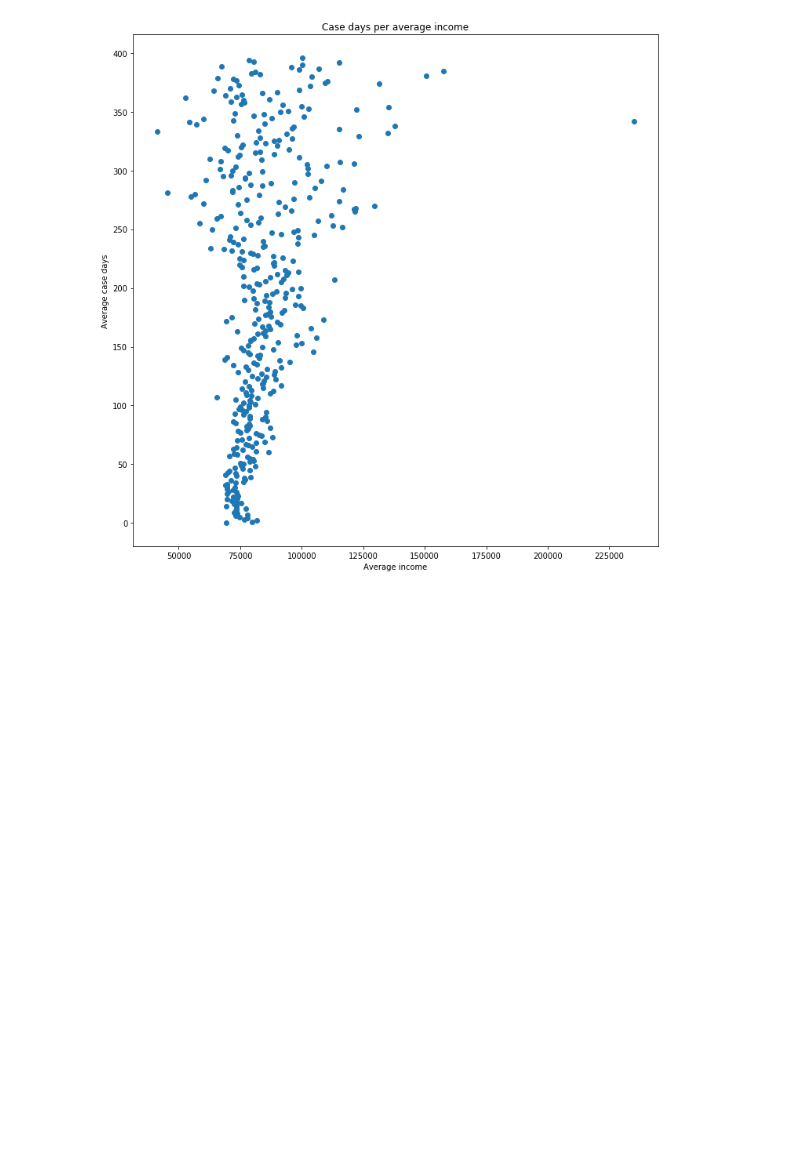
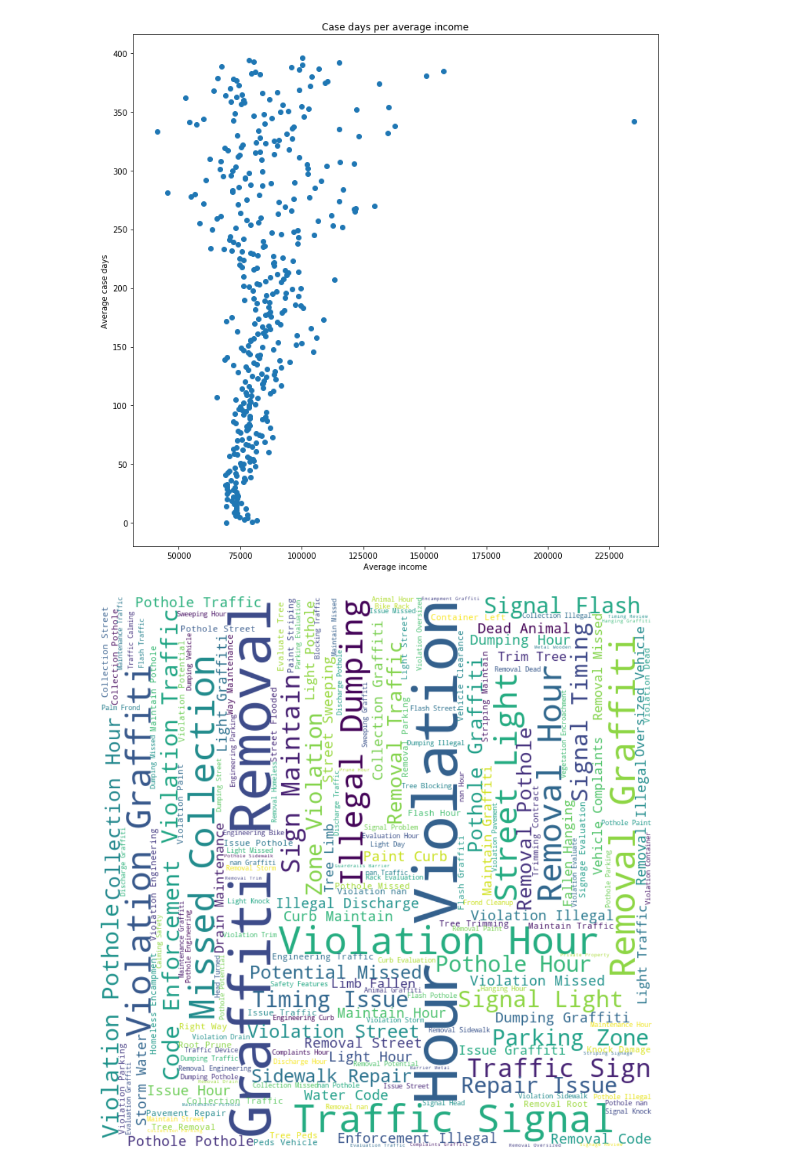
Before and after one commit to Nwoodle/recommender_system, a Jupyter notebook: data_explorer.ipynb, the cells around one changed output. Saved outputs shown, nothing was run; the diff lists cells and outputs as text; code cells hidden in the pictures; blank space fills up the shorter version.

Commit message:
Add code for word cloud

```diff
--- a/data_explorer.ipynb
+++ b/data_explorer.ipynb
@@ -97,3 +97,12 @@ plt.title('Case days per average income')
 plt.savefig('./fig/case_day_per_avg_agi.png')
 # %% [output]
 [figure]
+# %%
+service_name = data['service_name'].values
+# %%
+service_str = str()
+for name in service_name:
+    try:
+        service_str += " " + str(name)
+    except:
+        continue
@@ -99,0 +111,10 @@ plt.savefig('./fig/case_day_per_avg_agi.png')
+# %%
+wordcloud = WordCloud(width=720, height=720, margin=0, background_color="white").generate(service_str)
+plt.figure(figsize=(18,18))
+plt.imshow(wordcloud, interpolation='bilinear')
+plt.axis("off")
+plt.margins(x=0, y=0)
+plt.savefig('./fig/word_cloud.png')
+plt.show()
+# %% [output]
+[figure, added]
```
Also changed, not shown: parts of 2 cells of this notebook, 2 other files.
